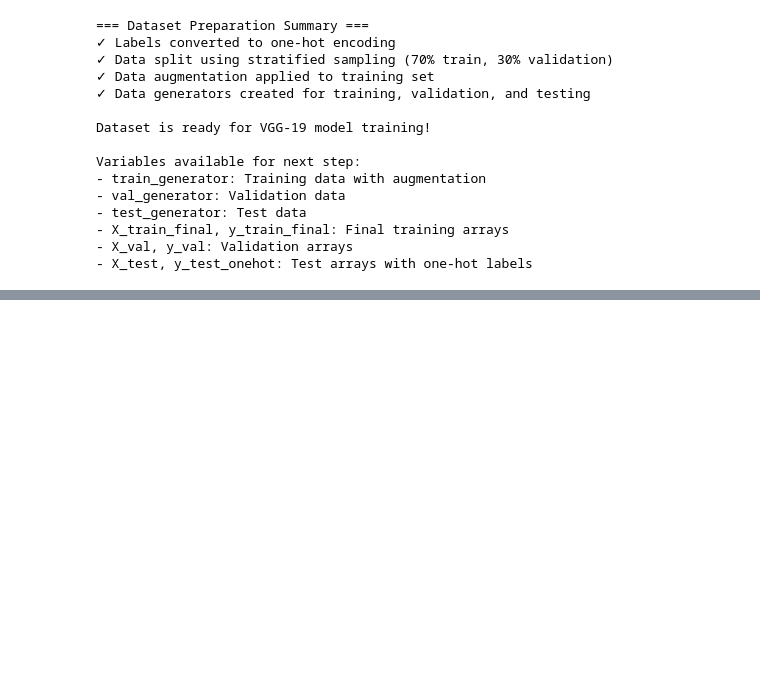
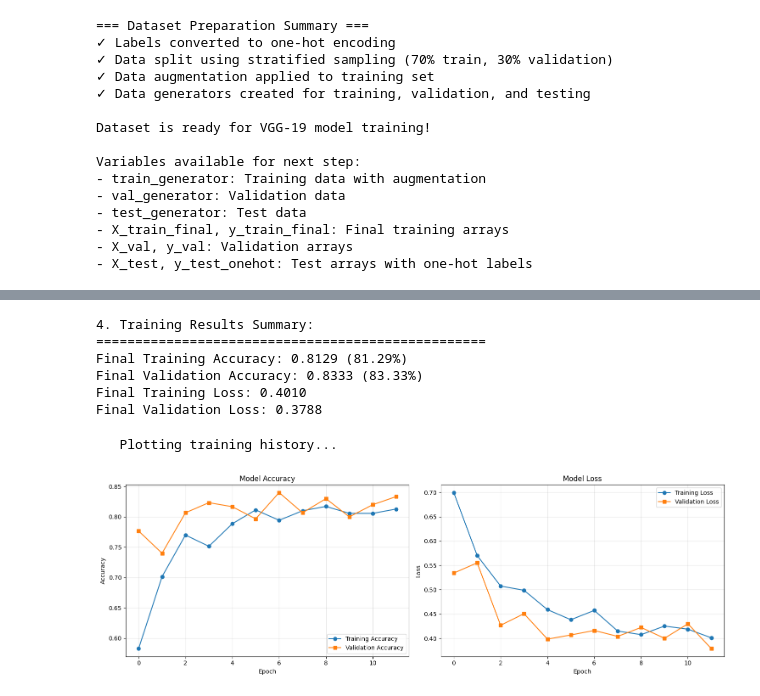
Before and after one commit to M4700F/CSE-4622-ML-Lab-Term-Project, a Jupyter notebook: adversarial_attack_on_machine_learning.ipynb, the cells around one changed output, grey strips where cells are left out. Cells and saved outputs as stored; diff of their text form; code cells hidden in the pictures; blank space fills up the shorter version.

Commit message:
train the model

```diff
--- a/adversarial_attack_on_machine_learning.ipynb
+++ b/adversarial_attack_on_machine_learning.ipynb
@@ -423,0 +455,7 @@ Variables available for next step:
+# %%
+# Step 2: Freeze the base model layers
+print("\n2. Freezing base model layers...")
+base_model.trainable = False  # Freeze all layers in the base model
+
+print(f"Base model layers frozen: {not base_model.trainable}")
+print(f"Total layers in base model: {len(base_model.layers)}")
@@ -423,0 +720,10 @@ Variables available for next step:
+# %%
+# Step 3: Display training setup
+steps_per_epoch = len(train_generator)
+validation_steps = len(val_generator)
+
+print(f"\nTraining setup:")
+print(f"- Training samples: {len(X_train_final)}")
+print(f"- Validation samples: {len(X_val)}")
+print(f"- Steps per epoch: {steps_per_epoch}")
+print(f"- Validation steps: {validation_steps}")
@@ -423,0 +781,55 @@ Variables available for next step:
+# %%
+# Step 5: Display training results
+print(f"\n4. Training Results Summary:")
+print("="*50)
+
+# Get final epoch results
+final_train_acc = history.history['accuracy'][-1]
+final_val_acc = history.history['val_accuracy'][-1]
+final_train_loss = history.history['loss'][-1]
+final_val_loss = history.history['val_loss'][-1]
+
+print(f"Final Training Accuracy: {final_train_acc:.4f} ({final_train_acc*100:.2f}%)")
+print(f"Final Validation Accuracy: {final_val_acc:.4f} ({final_val_acc*100:.2f}%)")
+print(f"Final Training Loss: {final_train_loss:.4f}")
+print(f"Final Validation Loss: {final_val_loss:.4f}")
+# %% [output]
+4. Training Results Summary:
+==================================================
+Final Training Accuracy: 0.8129 (81.29%)
+Final Validation Accuracy: 0.8333 (83.33%)
+Final Training Loss: 0.4010
+Final Validation Loss: 0.3788
+# %%
+# Step 6: Plot training history
+print(f"   Plotting training history...")
+
+def plot_training_history(history):
+    """Plot training and validation accuracy and loss"""
+    fig, (ax1, ax2) = plt.subplots(1, 2, figsize=(15, 5))
+
+    # Plot accuracy
+    ax1.plot(history.history['accuracy'], label='Training Accuracy', marker='o')
+    ax1.plot(history.history['val_accuracy'], label='Validation Accuracy', marker='s')
+    ax1.set_title('Model Accuracy')
+    ax1.set_xlabel('Epoch')
+    ax1.set_ylabel('Accuracy')
+    ax1.legend()
+    ax1.grid(True, alpha=0.3)
+
+    # Plot loss
+    ax2.plot(history.history['loss'], label='Training Loss', marker='o')
+    ax2.plot(history.history['val_loss'], label='Validation Loss', marker='s')
+    ax2.set_title('Model Loss')
+    ax2.set_xlabel('Epoch')
+    ax2.set_ylabel('Loss')
+    ax2.legend()
+    ax2.grid(True, alpha=0.3)
+
+    plt.tight_layout()
+    plt.show()
+
+plot_training_history(history)
+# %% [output]
+   Plotting training history...
+[figure, added]
```
Also changed, not shown: parts of 32 cells of this notebook.
